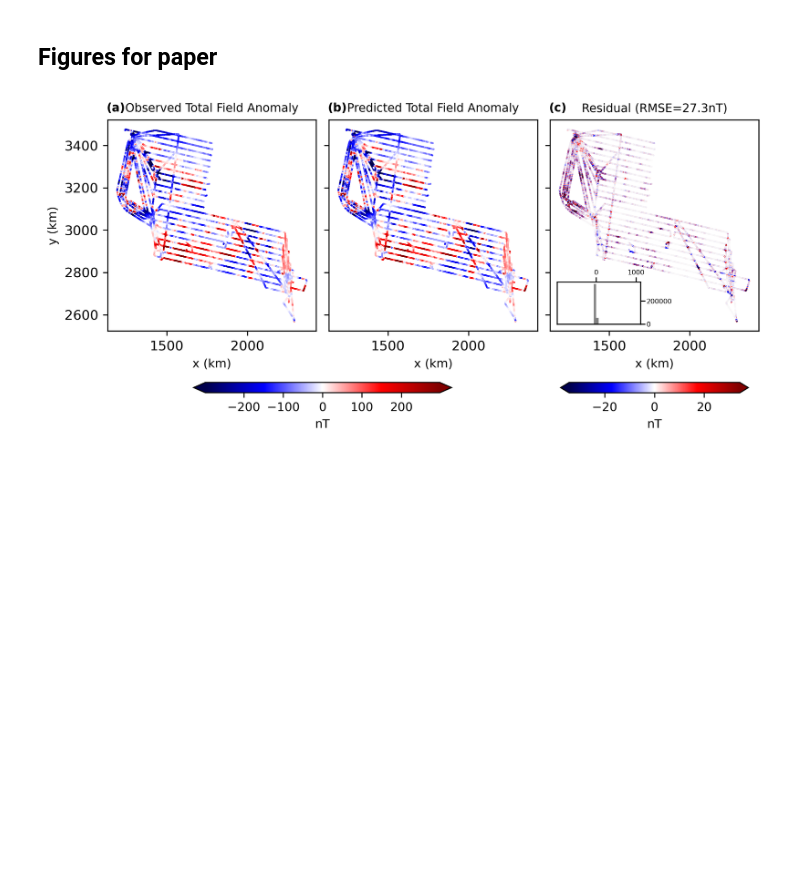
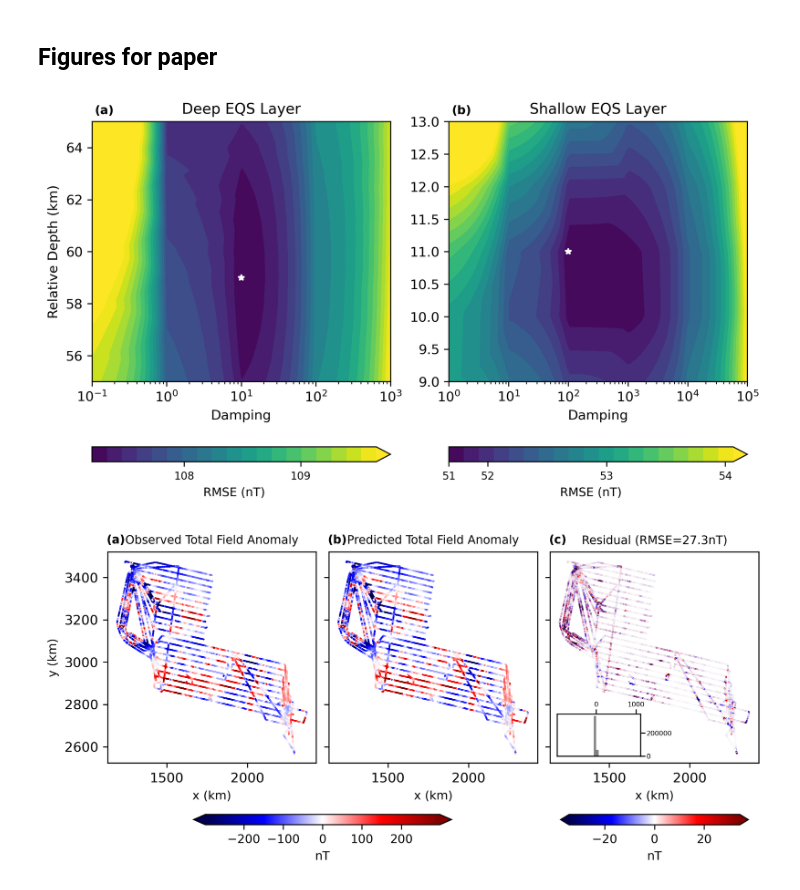
Before and after one commit to compgeolab/eqs-magnetic-dual-layer, a Jupyter notebook: code/06_icegrav_real.ipynb, the cells around one changed output. Saved outputs shown, nothing was run; the diff lists cells and outputs as text; code cells hidden in the pictures; blank space fills up the shorter version.

```diff
--- a/code/06_icegrav_real.ipynb
+++ b/code/06_icegrav_real.ipynb
@@ -469,6 +517,57 @@ fig.show()
 [figure]
 # %% [markdown]
 ## Figures for paper
+# %%
+Y_deep_km = [depth / 1000 for depth in Y_deep]
+Y_shallow_km = [depth / 1000 for depth in Y_shallow]
+
+fig, axes = plt.subplots(1, 2, figsize=(7.5, 4.2), layout="constrained")
+
+plot1 = axes[0].contourf(
+    X_deep,
+    Y_deep_km,
+    Z_deep,
+    levels=levels_deep,
+    cmap="viridis",
+    extend='max',
+)
+axes[0].plot(best_damping_deep, best_depth_deep/1000, '*', color='white', markersize=5, label='Lowest RMSE')
+axes[0].set_xscale('log')
+axes[0].set_xlabel('Damping', fontsize=10)
+axes[0].set_ylabel('Relative Depth (km)', fontsize=10)
+axes[0].set_title("Deep EQS Layer", fontsize=11)
+axes[0].text(0.01, 1.03, '(a)', transform=axes[0].transAxes, fontsize=9, fontweight='bold')
+cbar1 = fig.colorbar(plot1, ax=axes[0], orientation='horizontal', location='bottom', label='RMSE (nT)', pad=0.08)
+cbar1.set_label('RMSE (nT)', fontsize=9)
+cbar1.set_ticks(np.arange(int(levels_deep.min())+1, int(levels_deep.max()+1), 1))
+cbar1.ax.tick_params(labelsize=8)
+cbar1.ax.xaxis.set_major_formatter(FormatStrFormatter('%.0f'))
+
+plot2 = axes[1].contourf(
+    X_shallow,
+    Y_shallow_km,
+    Z_shallow,
+    levels=levels_shallow,
+    cmap="viridis",
+    extend='max',
+)
+axes[1].plot(best_damping_shallow, best_depth_shallow/1000, '*', color='white', markersize=5, label='Lowest RMSE')
+axes[1].set_xscale('log')
+axes[1].set_xlabel('Damping', fontsize=10)
+axes[1].set_title("Shallow EQS Layer", fontsize=11)
+axes[1].text(0.01, 1.03, '(b)', transform=axes[1].transAxes, fontsize=9, fontweight='bold')
+cbar2 = fig.colorbar(plot2, ax=axes[1], orientation='horizontal', location='bottom', label='RMSE (nT)', pad=0.08)
+cbar2.set_label('RMSE (nT)', fontsize=9)
+cbar2.set_ticks(np.arange(int(levels_shallow.min()), int(levels_shallow.max()+1), 1))
+cbar2.ax.tick_params(labelsize=8)
+cbar2.ax.xaxis.set_major_formatter(FormatStrFormatter('%.0f'))
+# plt.show()
+cv_real_figure = Path("..") / "paper" / "figures" / "cv_real.png"
+fig.savefig(cv_real_figure, dpi=300, bbox_inches="tight")
+plt.close()
+Image(cv_real_figure)
+# %% [output]
+[figure, added]
 # %%
 scale_icegrav = np.nanpercentile(icegrav.MagL, 99)
 scale_error_tfa = np.nanpercentile(error_tfa, 99)
```
Also changed, not shown: parts of 8 cells of this notebook, 3 other files.
